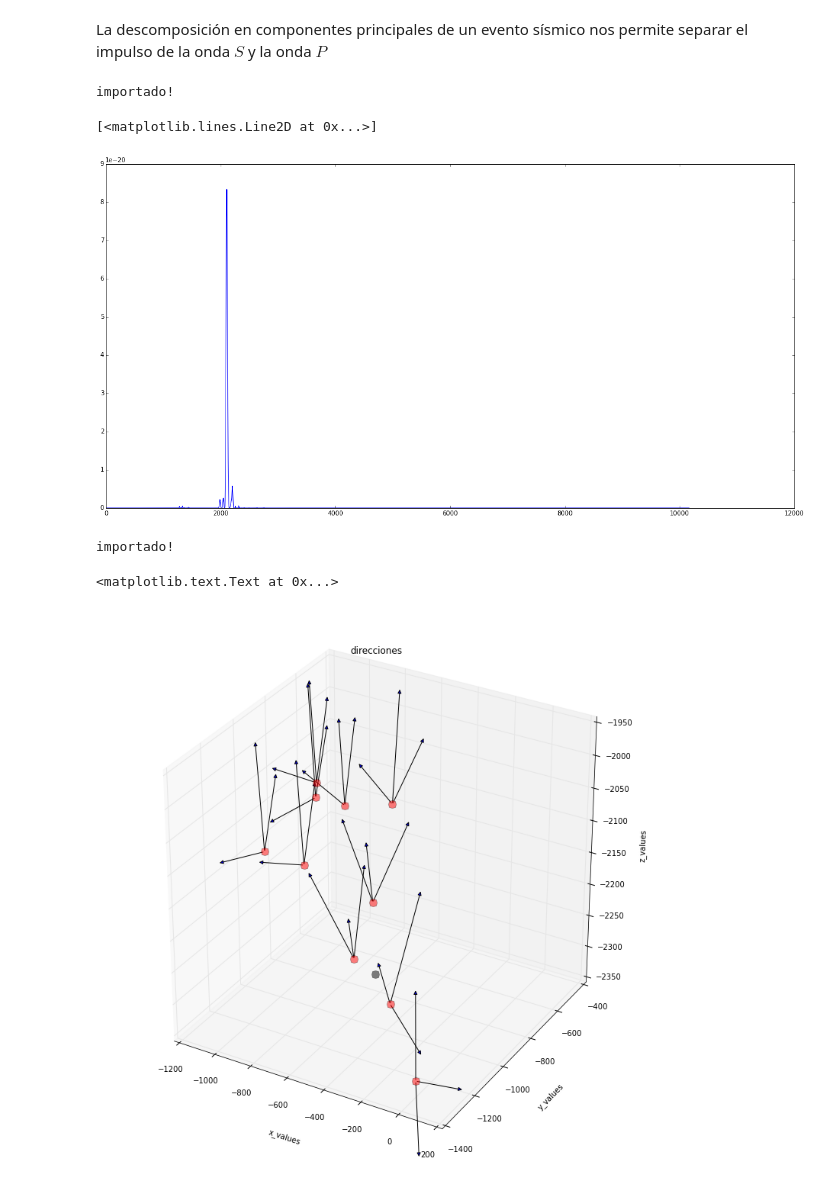
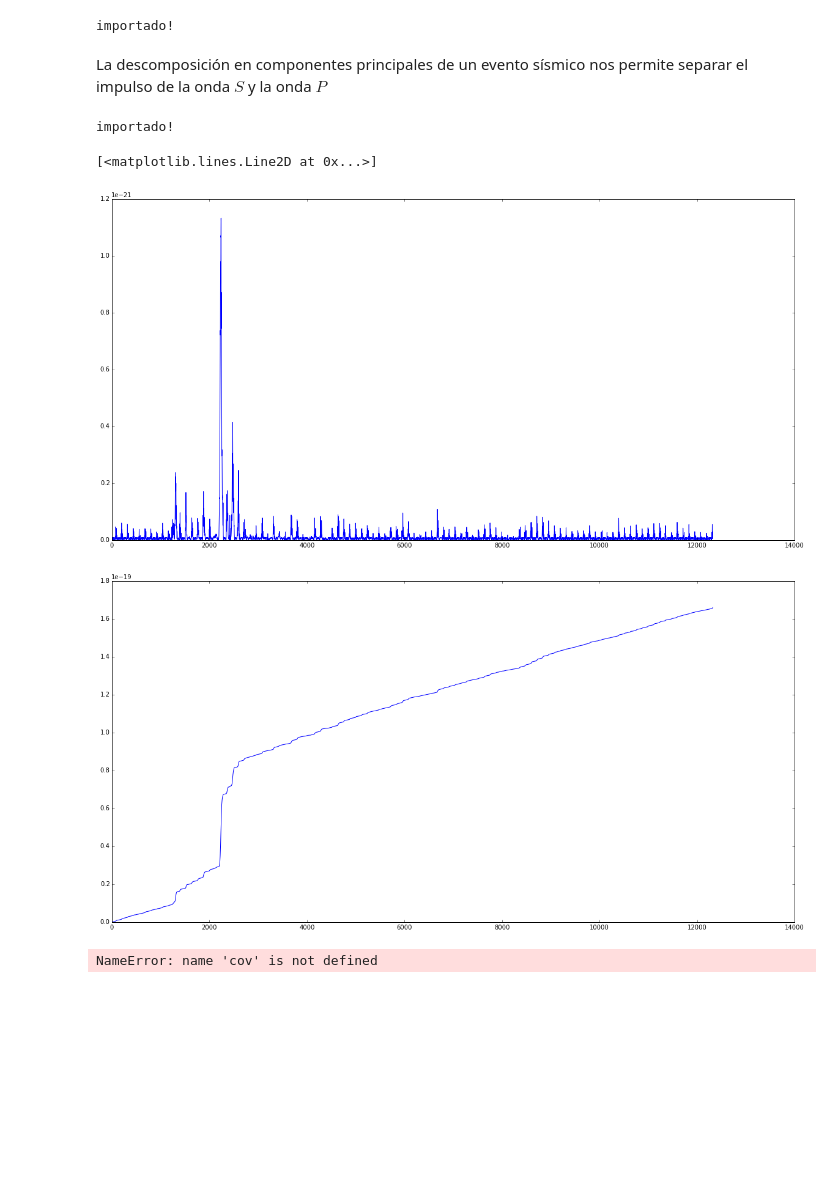
Before and after one commit to ljofre/memoria-de-titulo-icci, a Jupyter notebook: notebooks/Presentación .ipynb, the cells around one changed output. Drawn from its saved outputs; the diff is of its cells as text; code cells hidden in the pictures; blank space fills up the shorter version.

```diff
--- a/notebooks/Presentación .ipynb
+++ b/notebooks/Presentación .ipynb
@@ -13,3 +12,7 @@ from rdp import rdp
 
 #libreria sismica
 from seismic_source import SeismicEvent, Source
+# %%
+e = SeismicEvent.evento("../data-sets/2011_apr_10_07_52")
+# %% [output]
+importado!
@@ -17,23 +22,24 @@ from seismic_source import SeismicEvent, Source
 La descomposición en componentes principales de un evento sísmico nos permite separar el impulso de la onda $S$ y la onda $P$
 # %%
 e = SeismicEvent.evento("../data-sets/2011_apr_10_07_52")
-ss = e.seismograms[7]
+ss = e.seismograms[13]
 u = np.array([ss.X_coord, ss.Y_coord, ss.Z_coord])
 
 #analisis de componentes principales del sismo para encontrar los mejores candidatos para
 #la estimación del epicentro
 
 pca = PCA()
 pca.fit(ss.raw_data**2)
 seis_transform = pca.transform(ss.raw_data**2)
 
 plt.figure(figsize=(20,10))
 energy = np.cumsum(seis_transform[:,0]**2 + seis_transform[:,1]**2 + seis_transform[:,2]**2)
 plt.plot(np.diff(energy))
 
-#plt.figure()
-#plt.plot(energy)
+plt.figure(figsize=(20,10))
+plt.plot(energy)
 # %% [output]
 importado!
 [<matplotlib.lines.Line2D at 0x...>]
-[figure, old version]
+[figure, new version]
+[figure, added]
@@ -55,3 +56,5 @@ f, (ax1, ax2, ax3) = plt.subplots(3, sharex=True, sharey=True)
 ax1.plot(rot[:,0])
 ax2.plot(rot[:,1])
 ax3.plot(rot[:,2])
+# %% [output]
+NameError: name 'cov' is not defined
@@ -78,15 +61,17 @@ class Arrow3D(FancyArrowPatch):
 # %%
 %matplotlib inline
 
-import matplotlib as mp
-from mpl_toolkits.mplot3d import Axes3D
-import matplotlib.pylab as plt
-import numpy as np
-import numpy.linalg as ln
-import scipy as sp
-import pandas as pd
-#libreria sismica
-from seismic_source import SeismicEvent, Source
+
+class Arrow3D(FancyArrowPatch):
+    def __init__(self, xs, ys, zs, *args, **kwargs):
+        FancyArrowPatch.__init__(self, (0,0), (0,0), *args, **kwargs)
+        self._verts3d = xs, ys, zs
+
+    def draw(self, renderer):
+        xs3d, ys3d, zs3d = self._verts3d
+        xs, ys, zs = proj3d.proj_transform(xs3d, ys3d, zs3d, renderer.M)
+        self.set_positions((xs[0],ys[0]),(xs[1],ys[1]))
+        FancyArrowPatch.draw(self, renderer)
 
 # Dibujar vectores
 e = SeismicEvent.evento("./../data-sets/1998_aug_09_21_49_22.4n3")
@@ -122,7 +107,3 @@ for i, ss in enumerate(e.seismograms):
     plt.draw()
 
 plt.title('direcciones')
-# %% [output]
-importado!
-<matplotlib.text.Text at 0x...>
-[figure, removed]
```
Also changed, not shown: parts of 11 cells of this notebook, 3 other files.
